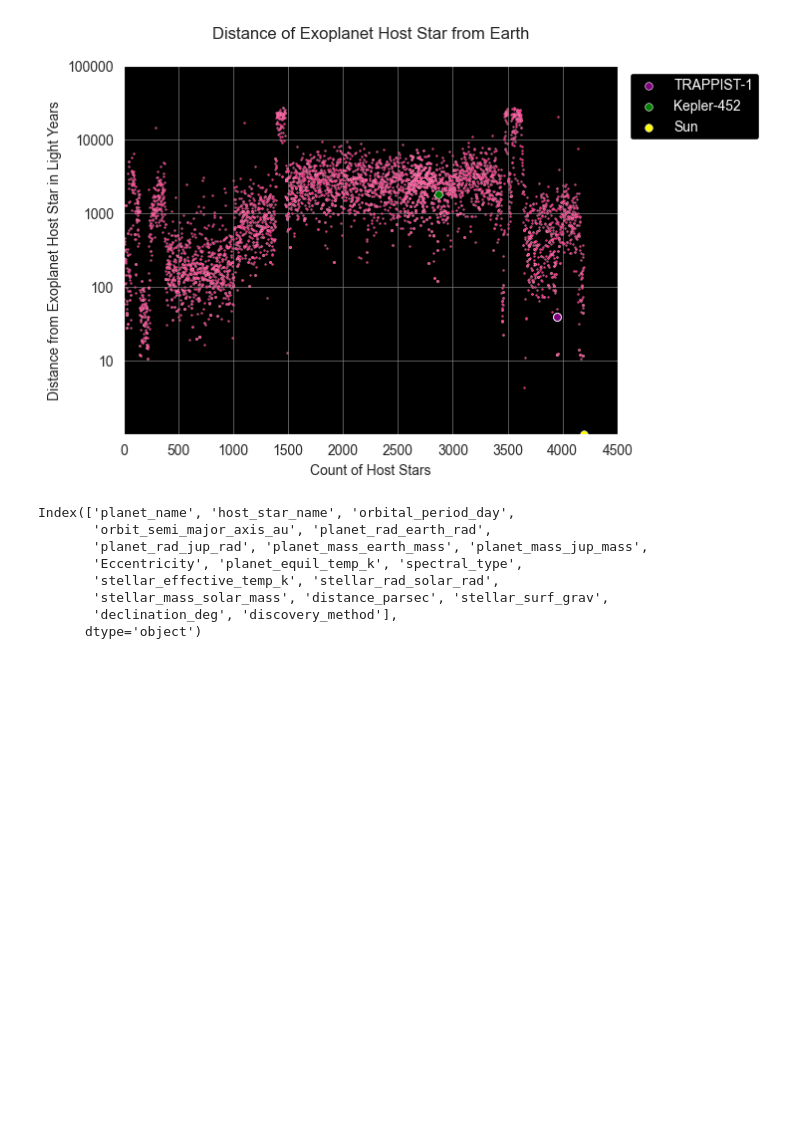
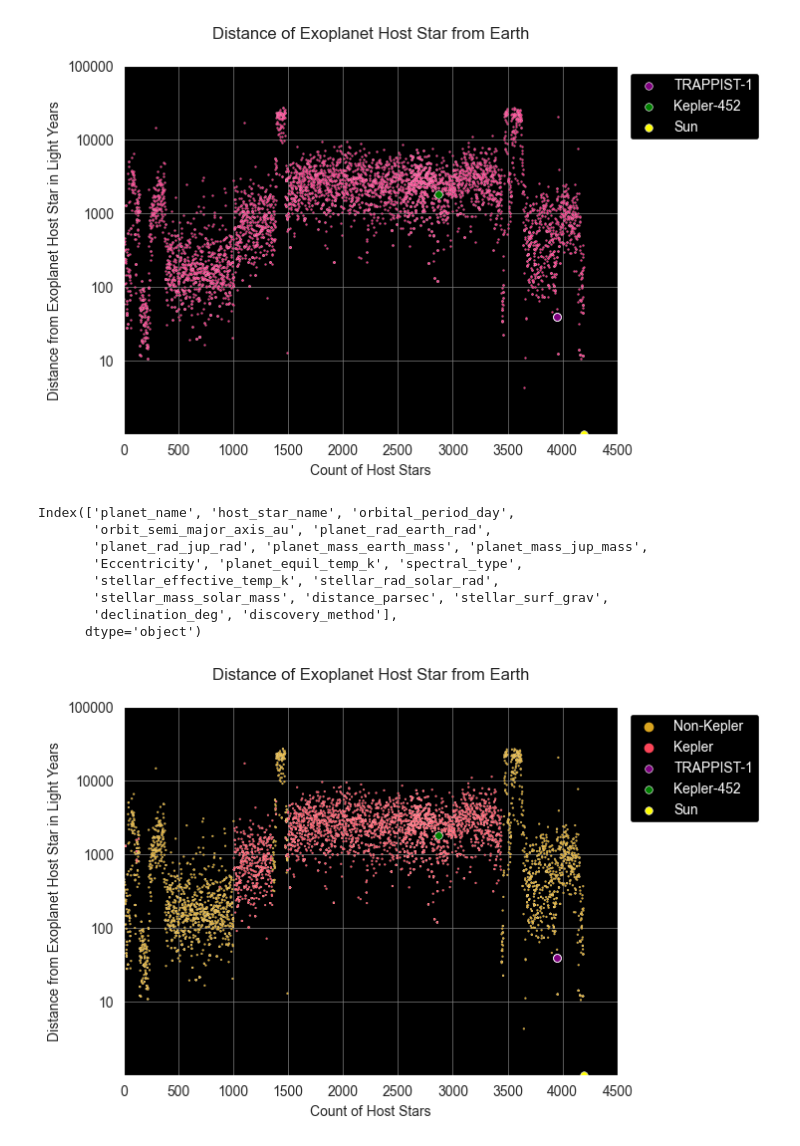
Before and after one commit to Graviton12/Exoplanet-Data-Analysis, a Jupyter notebook: scatterplots.ipynb, the cells around one changed output. Cells and saved outputs as stored; diff of their text form; code cells hidden in the pictures; blank space fills up the shorter version.

```diff
--- a/scatterplots.ipynb
+++ b/scatterplots.ipynb
@@ -94,3 +94,75 @@ Index(['planet_name', 'host_star_name', 'orbital_period_day',
        'stellar_mass_solar_mass', 'distance_parsec', 'stellar_surf_grav',
        'declination_deg', 'discovery_method'],
       dtype='object')
+# %%
+# saample data for earth
+sun = pd.DataFrame({
+    'host_star_name': ['Sun'],
+    'distance_parsec': [1]
+})
+
+# Combine the highlighted points (sun) in DataFrame with the original DataFrame
+combined_dataset = pd.concat([dataset, sun], ignore_index=True)
+
+# Function to determine if a planet is Kepler or not
+def is_kepler(planet_name):
+    return 'Kepler' if 'Kepler' in planet_name or 'K2' in planet_name else 'Non-Kepler'
+
+# Create a new column 'Kepler Planet' based on the 'planet_name' column
+dataset['Kepler Planet'] = dataset['planet_name'].apply(is_kepler)
+
+# Define colors for Kepler and non-Kepler planets
+colors = {'Kepler': '#FD4659', 'Non-Kepler': 'goldenrod'}
+
+# setting color and style of scatterplot
+sns.set_style('darkgrid', {'axes.facecolor': 'black'})
+
+# creating scatterplot for Exoplanet distance from Earth
+sns.scatterplot(data=dataset, x='host_star_name', y='distance_parsec', hue='Kepler Planet', palette=colors, s=2)
+plt.xlabel('Count of Host Stars')
+plt.ylabel('Distance from Exoplanet Host Star in Light Years')
+plt.title('Distance of Exoplanet Host Star from Earth', pad=20)
+
+# Setting logarithmic scale for y-axis
+plt.yscale('log')
+
+# Customize tick label formatting
+plt.gca().yaxis.set_major_formatter(ScalarFormatter())
+
+# Setting major ticks for the x-axis
+plt.xticks([0, 500, 1000, 1500, 2000, 2500, 3000, 3500, 4000, 4500], ['0', '500', '1000', '1500', '2000', '2500', '3000', '3500', '4000', '4500'])
+# Setting major ticks for the y-axis
+plt.yticks([10, 100, 1000, 10000, 100000], ['10', '100', '1000', '10000', '100000'])
+
+# Setting x-axis limits to ensure tick marks are spread evenly
+plt.xlim(0, 4500)
+# Setting y-axis limits to ensure tick marks are spread evenly
+plt.ylim(1, 100000)
+
+# manually setting the distance_parsec for Trappist-1
+trappist_distance_parsec = 39.46 # in light years
+dataset.loc[dataset['host_star_name'] == 'TRAPPIST-1', 'distance_parsec'] = trappist_distance_parsec
+
+# Highlight specific point for Trappist-1 star and add it to scatter plot by layering an additional scatter plot on top
+highlighted_trappist_star = dataset[dataset['host_star_name'] == 'TRAPPIST-1']
+sns.scatterplot(data=highlighted_trappist_star, x='host_star_name', y='distance_parsec', color='purple', edgecolor='white', s=30, label='TRAPPIST-1')
+
+# Highlight specific point for Kepler 452 star and add it to scatter plot by layering an additional scatter plot on top
+highlighted_kepler452 = dataset[dataset['host_star_name'] == 'Kepler-452']
+sns.scatterplot(data=highlighted_kepler452, x='host_star_name', y='distance_parsec', color='green', edgecolor='white', s=30, label='Kepler-452')
+
+# Highlight specific point for the sun
+sns.scatterplot(data=sun, x='host_star_name', y='distance_parsec', color='yellow', s=30, edgecolor='white', label='Sun')
+
+# Changing the grid color to be more visiable on black background
+plt.grid(color='gray', linestyle='-', linewidth=0.5)
+
+# Adjust the legend
+legend = plt.legend(facecolor='black', edgecolor='white', framealpha=1, fontsize=10, bbox_to_anchor=(1.3, 1))
+for text in legend.get_texts():
+    text.set_color('white')
+
+
+plt.show()
+# %% [output]
+[figure, added]
```
Also changed, not shown: parts of 2 cells of this notebook.
